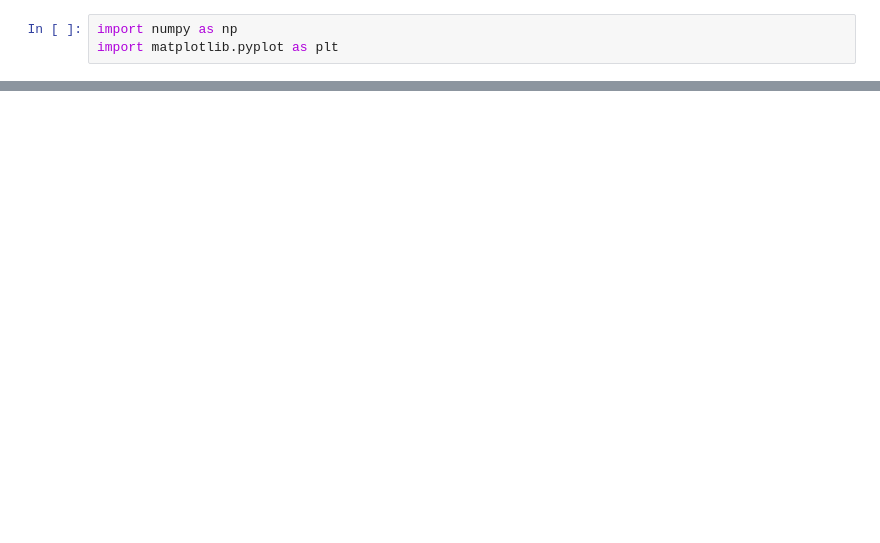
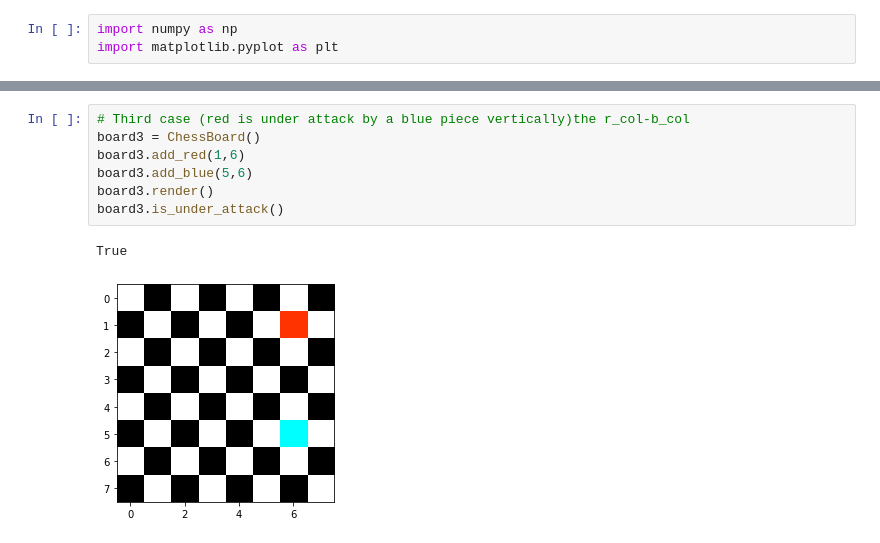
Before and after one commit to Rawan199812/chess-board, a Jupyter notebook: Untitled.ipynb, the cells around one changed output, grey strips where cells are left out. Cells and saved outputs as stored; diff of their text form; blank space fills up the shorter version.

```diff
--- a/Untitled.ipynb
+++ b/Untitled.ipynb
@@ -46,0 +68,10 @@ board.render()
+# %%
+# Third case (red is under attack by a blue piece vertically)the r_col-b_col
+board3 = ChessBoard()
+board3.add_red(1,6)
+board3.add_blue(5,6)
+board3.render()
+board3.is_under_attack()
+# %% [output]
+True
+[figure, added]
```
Also changed, not shown: parts of 4 cells of this notebook.
